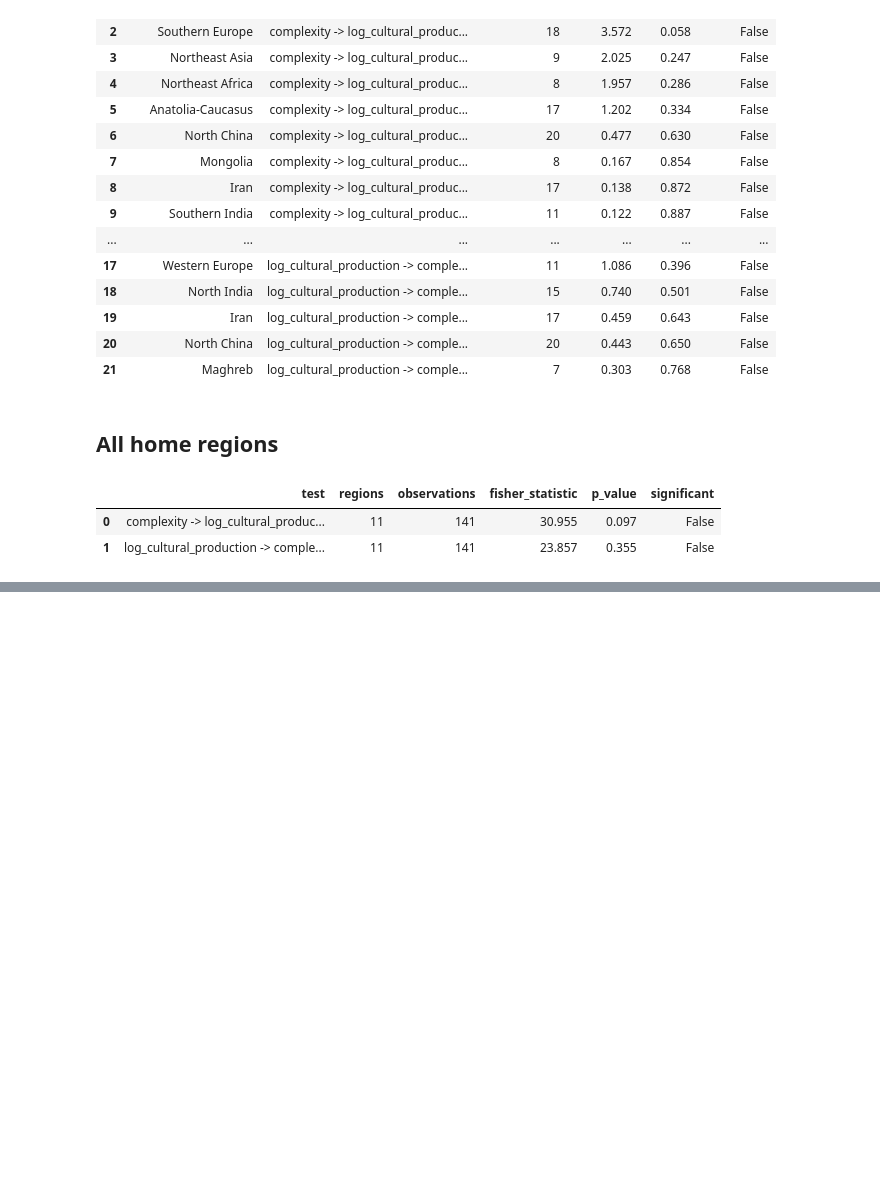
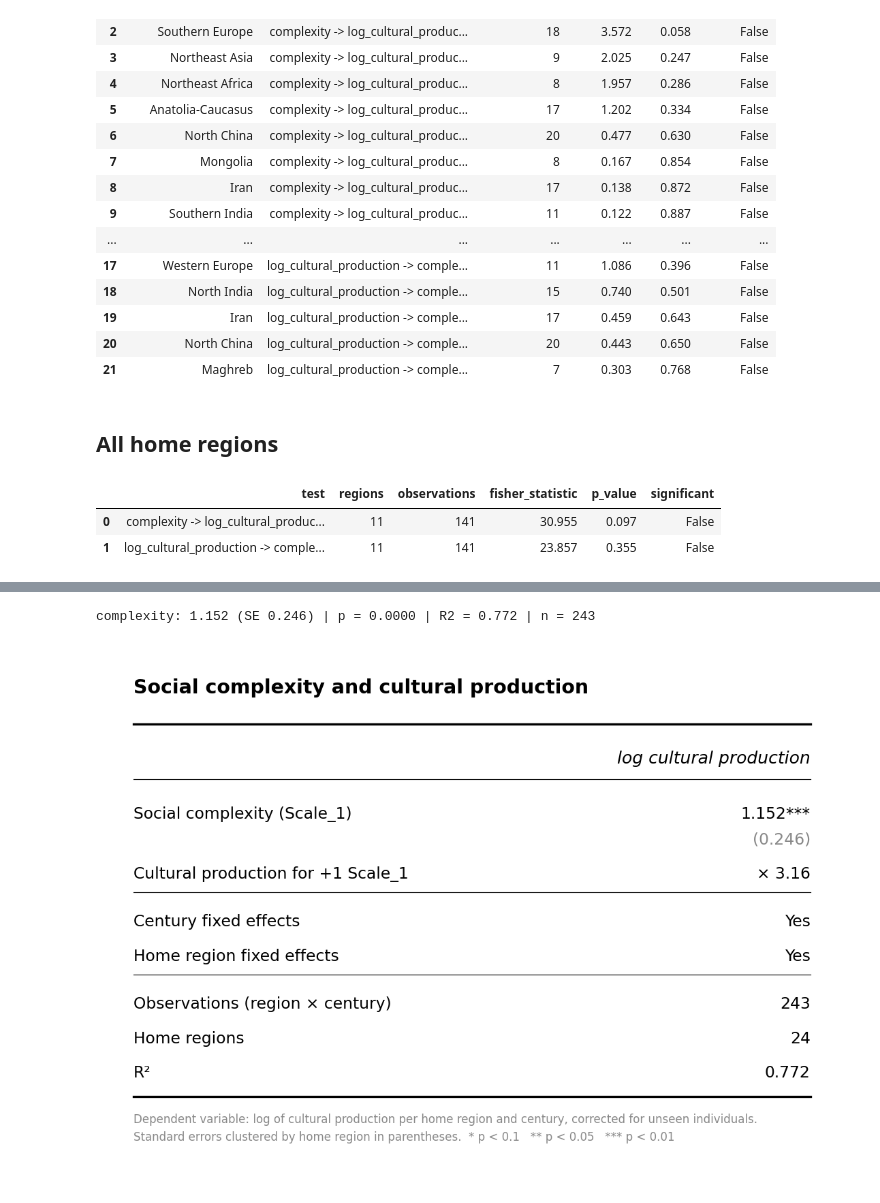
Before and after one commit to charlesdedampierre/seshat_cultura, a Jupyter notebook: notebooks/04_granger_complexity_cultural_production.ipynb, the cells around one changed output, grey strips where cells are left out. Cells and saved outputs as stored; diff of their text form; code cells hidden in the pictures; blank space fills up the shorter version.

```diff
--- a/notebooks/04_granger_complexity_cultural_production.ipynb
+++ b/notebooks/04_granger_complexity_cultural_production.ipynb
@@ -274,0 +279,69 @@ pooled
+# %%
+import matplotlib.pyplot as plt
+import statsmodels.formula.api as smf
+
+from style import *
+
+apply_style()
+
+model = smf.ols('log_cultural_production ~ complexity + C(century) + C(home_seshat_region)', panel).fit(
+    cov_type='cluster', cov_kwds={'groups': pd.factorize(panel['home_seshat_region'])[0]})
+coefficient, standard_error, p_value = model.params['complexity'], model.bse['complexity'], model.pvalues['complexity']
+print(f'complexity: {coefficient:.3f} (SE {standard_error:.3f}) | p = {p_value:.4f} | R2 = {model.rsquared:.3f} | n = {int(model.nobs)}')
+# %% [output]
+complexity: 1.152 (SE 0.246) | p = 0.0000 | R2 = 0.772 | n = 243
+# %%
+def stars(p):
+    return '***' if p < 0.01 else '**' if p < 0.05 else '*' if p < 0.1 else ''
+
+
+TABLE_ROWS = [
+    ('Social complexity (Scale_1)', f'{coefficient:.3f}{stars(p_value)}'),
+    ('', f'({standard_error:.3f})'),
+    ('Cultural production for +1 Scale_1', f'× {np.exp(coefficient):.2f}'),
+    None,
+    ('Century fixed effects', 'Yes'),
+    ('Home region fixed effects', 'Yes'),
+    None,
+    ('Observations (region × century)', f'{int(model.nobs)}'),
+    ('Home regions', f'{panel["home_seshat_region"].nunique()}'),
+    ('R²', f'{model.rsquared:.3f}'),
+]
+NOTE = ('Dependent variable: log of cultural production per home region and century, corrected for unseen individuals.\n'
+        'Standard errors clustered by home region in parentheses.  * p < 0.1   ** p < 0.05   *** p < 0.01')
+
+
+def regression_table(rows, title, note):
+    """Booktabs-style table: thick rules at top and bottom, thin rules between blocks."""
+    line_height = 0.42
+    height = line_height * (len(rows) + 2) + 1.4
+    fig = plt.figure(figsize=(9, height))
+    ax = fig.add_axes((0, 0, 1, 1), xlim=(0, 1), ylim=(height, 0))
+    ax.axis('off')
+    ax.text(0.04, 0.45, title, fontsize=TABLE_FONT_HEAD + 2, fontweight='bold', va='center')
+    y = 0.9
+    ax.axhline(y, 0.04, 0.96, color=TABLE_RULE_COLOR, linewidth=TABLE_RULE_THICK)
+    y += line_height
+    ax.text(0.96, y, 'log cultural production', fontsize=TABLE_FONT_HEAD, ha='right', va='center', fontstyle='italic')
+    y += line_height * 0.6
+    ax.axhline(y, 0.04, 0.96, color=TABLE_RULE_COLOR, linewidth=TABLE_RULE_THIN)
+    for row in rows:
+        if row is None:
+            ax.axhline(y + line_height * 0.55, 0.04, 0.96, color=TABLE_RULE_COLOR, linewidth=TABLE_RULE_THIN)
+            y += line_height * 0.4  # room for the rule, between the two rows around it
+            continue
+        y += line_height * (0.75 if row[0] == '' else 1)
+        ax.text(0.04, y, row[0], fontsize=TABLE_FONT_BODY, va='center')
+        ax.text(0.96, y, row[1], fontsize=TABLE_FONT_BODY, ha='right', va='center',
+                color=MUTED_TEXT if row[0] == '' else 'black')
+    y += line_height * 0.7
+    ax.axhline(y, 0.04, 0.96, color=TABLE_RULE_COLOR, linewidth=TABLE_RULE_THICK)
+    ax.text(0.04, y + 0.2, note, fontsize=10, color=MUTED_TEXT, va='top', linespacing=1.6)
+    return fig
+
+
+fig = regression_table(TABLE_ROWS, 'Social complexity and cultural production', NOTE)
+fig.savefig(ROOT / 'data/processed/fixed_effects_table.png', dpi=200, bbox_inches='tight', facecolor='white')
+plt.show()
+# %% [output]
+[figure, added]
```
Also changed, not shown: parts of 1 cell of this notebook.
